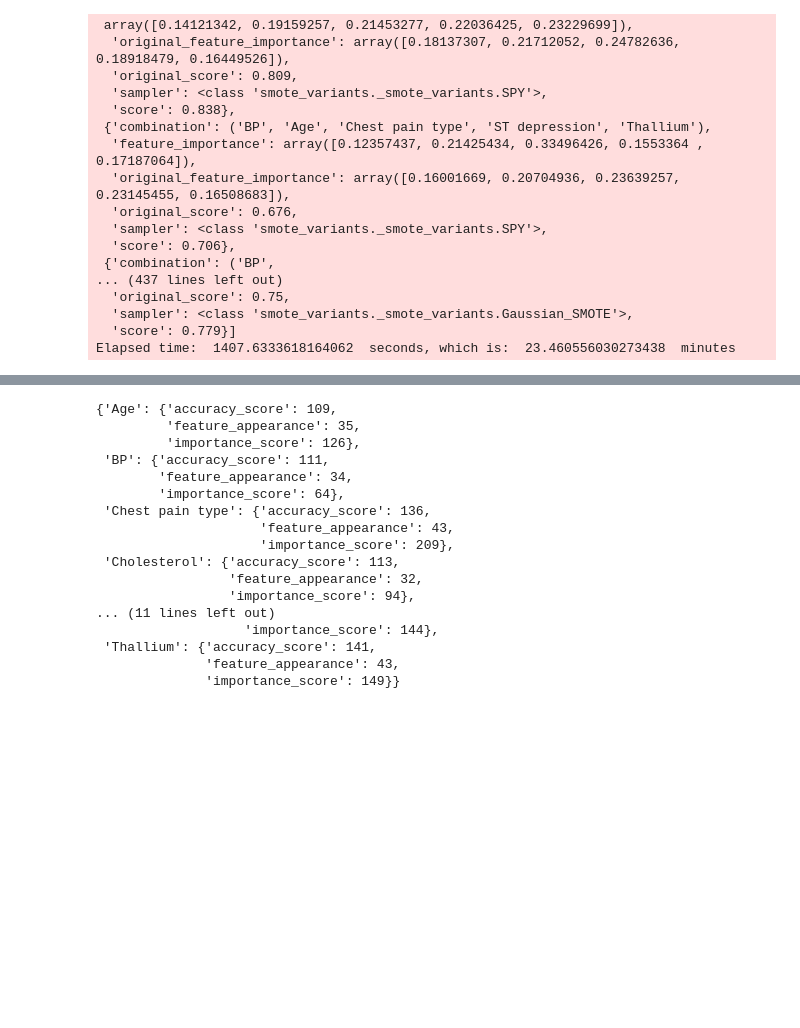
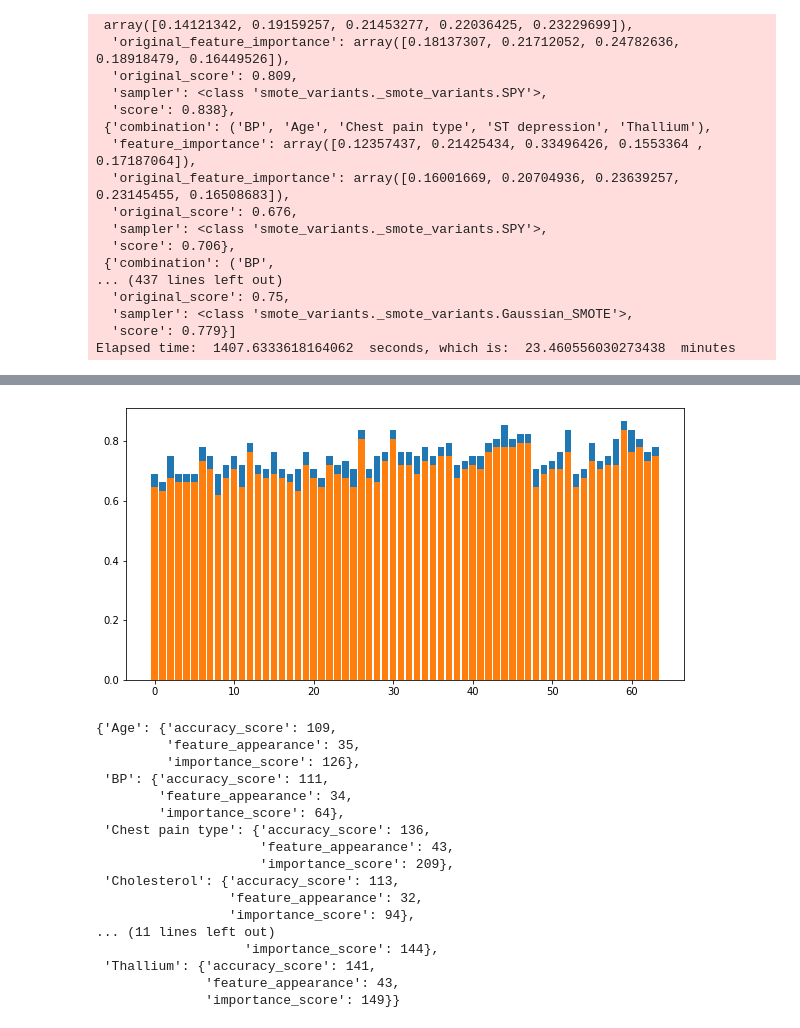
Before and after one commit to BSSB33/DSC-Lab, a Jupyter notebook: oversampling/heart_disease_prediction.ipynb, the cells around one changed output, grey strips where cells are left out. Cells and saved outputs as stored; diff of their text form; code cells hidden in the pictures; blank space fills up the shorter version.

Commit message:
Score Comparison Chart Added

```diff
--- a/oversampling/heart_disease_prediction.ipynb
+++ b/oversampling/heart_disease_prediction.ipynb
@@ -283,9 +283,29 @@ a_file.close()
 # %%
 import json
 a_file = open("results_382.json", "r")
-scores = json.loads(a_file.read())
-print(scores)
+output = json.loads(a_file.read())
 a_file.close()
+# %%
+new_scores = []
+original_scores = []
+for record in output:
+    new_scores.append(record["new_score"])
+    original_scores.append(record["original_score"])
+# %%
+#for record in output:
+    #print(record)
+
+plt.figure(figsize=(10,5))
+
+data = new_scores
+plt.bar(range(len(data)), data)
+data = original_scores
+plt.bar(range(len(data)), data)
+plt.show()
+#Blue = New
+#Oragne = Original
+# %% [output]
+[figure, added]
 # %%
 # 2/4. Measure accuracy and score
 
```
Also changed, not shown: parts of 4 cells of this notebook.
